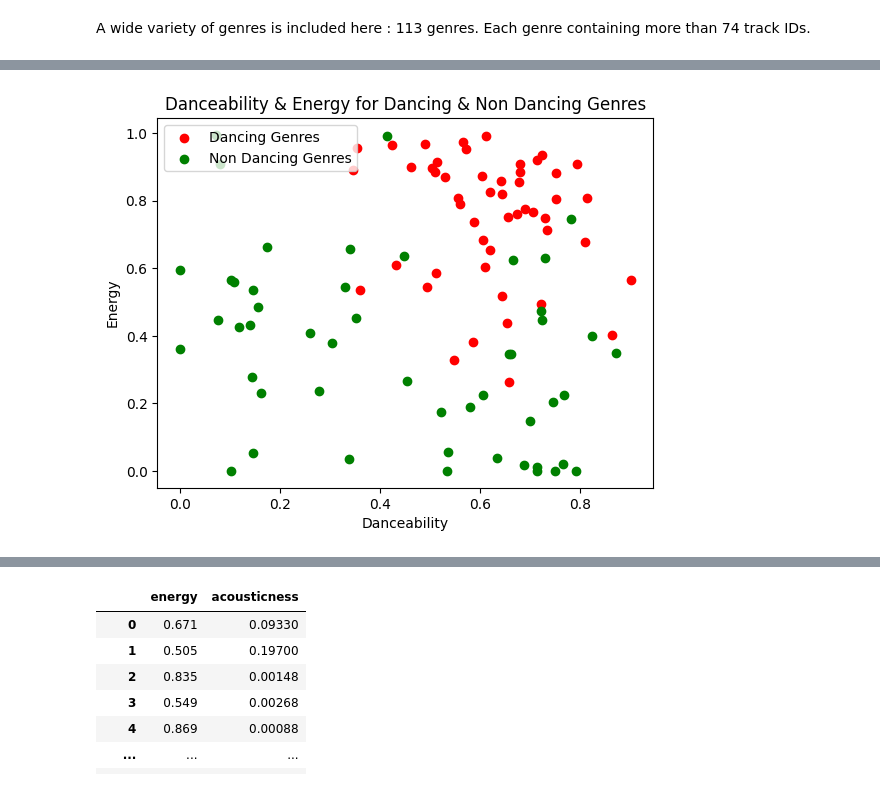
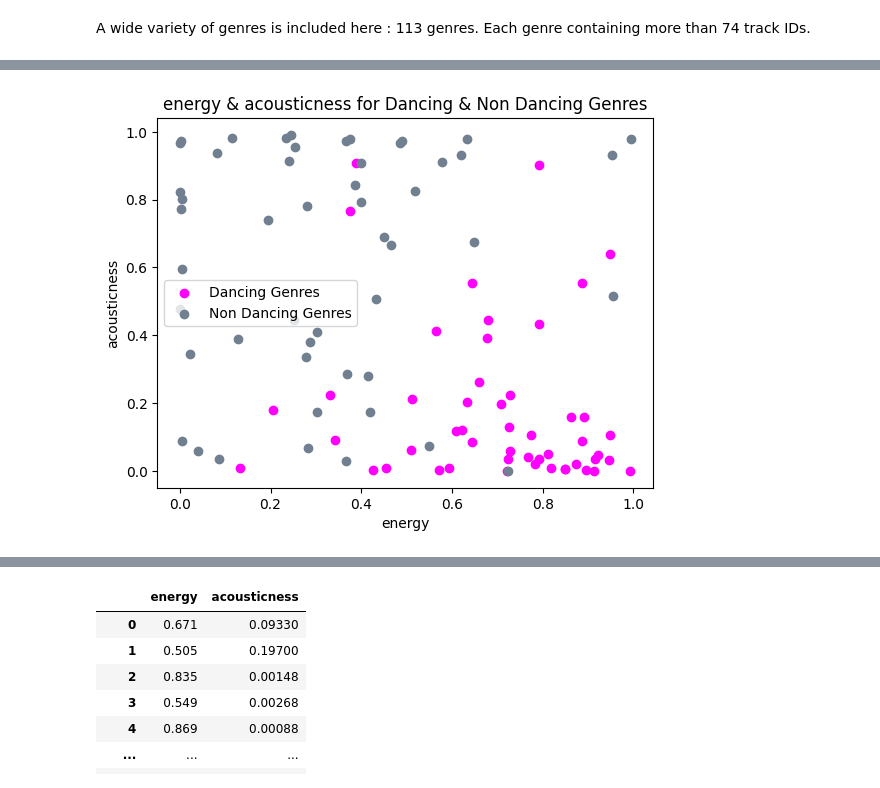
Before and after one commit to CecileBonnet/spotify_data, a Jupyter notebook: spotify_project.ipynb, the cells around one changed output, grey strips where cells are left out. Cells and saved outputs as stored; diff of their text form; code cells hidden in the pictures.

```diff
--- a/spotify_project.ipynb
+++ b/spotify_project.ipynb
@@ -211,22 +327,21 @@ Given this observation, danceability appears to be a relevant feature for creati
 # %%
-# Plot Danceability & Energy
+# Scatter plot of Energy vs. Acousticness for Dancing and Non-Dancing Genres
 
-dg_table["danceability"]
+x = np.array(dg_table["energy"].sample(n=50))
+y = np.array(dg_table["acousticness"].sample(n=50))
 
-x = np.array(dg_table["danceability"].sample(n=50))
-y = np.array(dg_table["energy"].sample(n=50))
-plt.scatter(x, y, color = 'red',  label = "Dancing Genres")
+plt.scatter(x, y, color = 'magenta',  label = "Dancing Genres")
 
-x = np.array(ndg_table["danceability"].sample(n=50))
-y = np.array(ndg_table["energy"].sample(n=50))
+x = np.array(ndg_table["energy"].sample(n=50))
+y = np.array(ndg_table["acousticness"].sample(n=50))
 
-plt.scatter(x, y, color = 'green', label = "Non Dancing Genres")
+plt.scatter(x, y, color = 'slategray', label = "Non Dancing Genres")
 
 plt.legend()
-plt.xlabel("Danceability")
-plt.ylabel("Energy")
-plt.title("Danceability & Energy for Dancing & Non Dancing Genres")
+plt.xlabel("energy")
+plt.ylabel("acousticness")
+plt.title("energy & acousticness for Dancing & Non Dancing Genres")
 
 plt.show()
 # %% [output]
-[figure, old version]
+[figure, new version]
```
Also changed, not shown: parts of 28 cells of this notebook.
